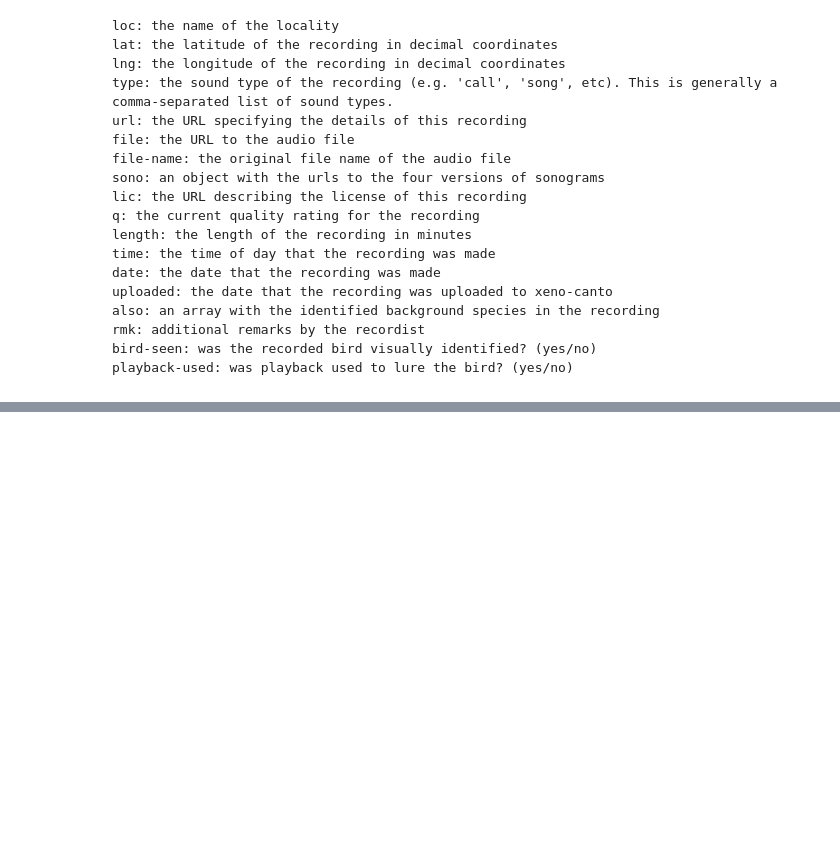
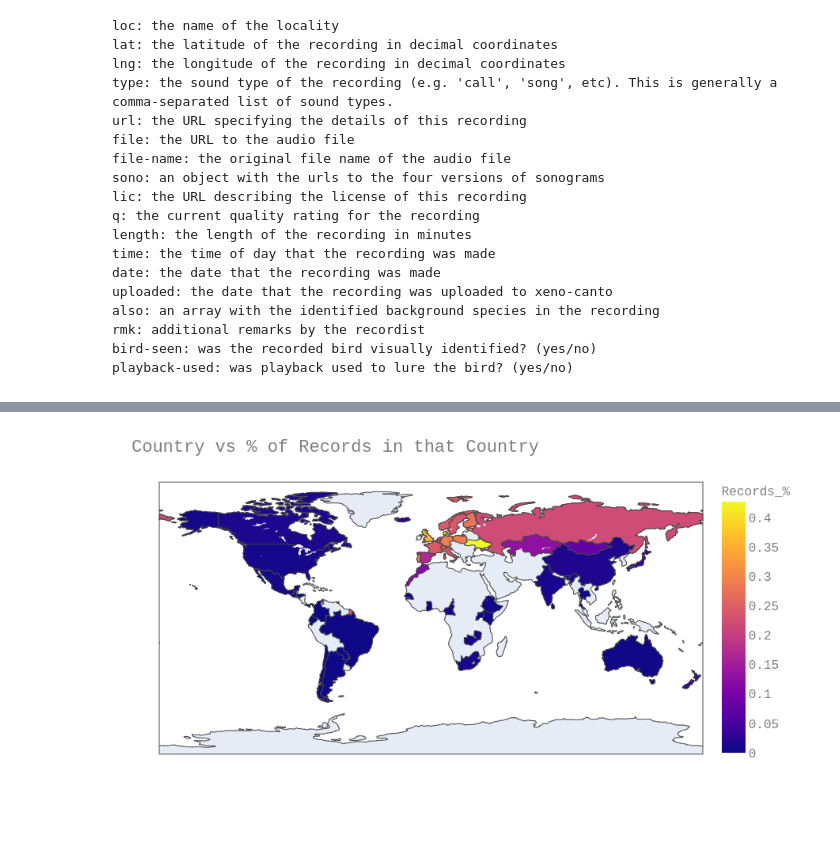
Before and after one commit to tarashypka/pyturdus, a Jupyter notebook: ipynb/analyze_records.ipynb, the cells around one changed output, grey strips where cells are left out. Cells and saved outputs as stored; diff of their text form; code cells hidden in the pictures; blank space fills up the shorter version.

```diff
--- a/ipynb/analyze_records.ipynb
+++ b/ipynb/analyze_records.ipynb
@@ -82,0 +145,4 @@ fig.show()
+# %%
+Image("plots/local_birds_countries_choropleth_2.png")
+# %% [output]
+[figure, added]
```
Also changed, not shown: parts of 22 cells of this notebook, 5 other files.
